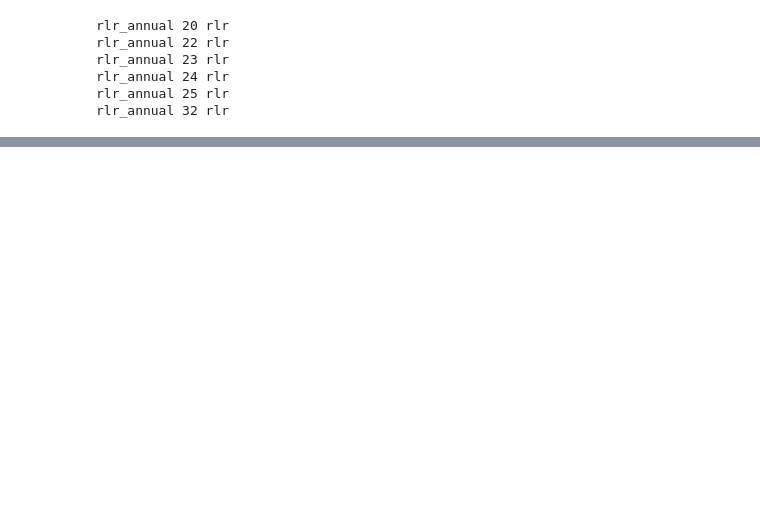
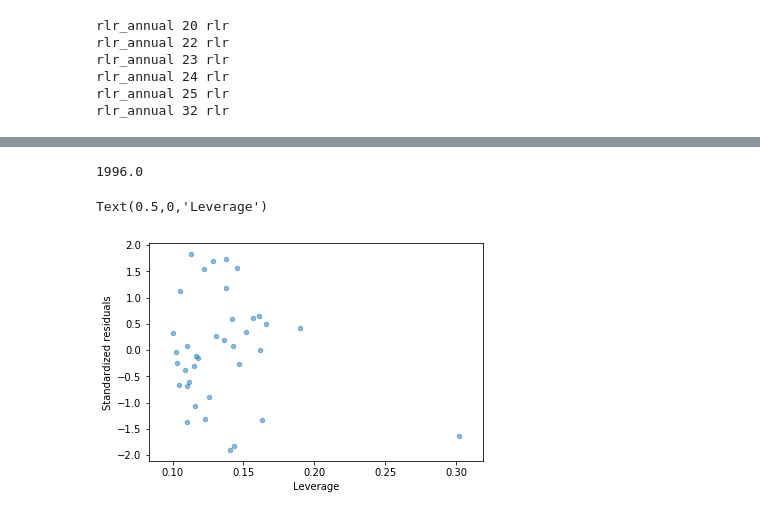
Before and after one commit to openearth/sealevel, a Jupyter notebook: notebooks/analysis/gtsr/Statistical tests.ipynb, the cells around one changed output, grey strips where cells are left out. Drawn from its saved outputs; the diff is of its cells as text; code cells hidden in the pictures; blank space fills up the shorter version.

```diff
--- a/notebooks/analysis/gtsr/Statistical tests.ipynb
+++ b/notebooks/analysis/gtsr/Statistical tests.ipynb
@@ -162,0 +374,12 @@ ax.spines['right'].set_visible(False)
+# %%
+influence = linear_fit_with_surge_1980.get_influence()
+frame = influence.summary_frame()
+display(frame.sort_values(by='hat_diag', ascending=False).head())
+
+print(linear_fit_with_surge.model.exog[106, 1] + 1970)
+fig, ax = plt.subplots()
+
+ax.scatter(frame['hat_diag'], frame['standard_resid'], s=20, alpha=0.5)
+ax.set_ylabel('Standardized residuals')
+ax.set_xlabel('Leverage')
+# %% [output]
@@ -162,0 +392,3 @@ ax.spines['right'].set_visible(False)
+1996.0
+Text(0.5,0,'Leverage')
+[figure, added]
```
Also changed, not shown: parts of 27 cells of this notebook, 3 other files.
